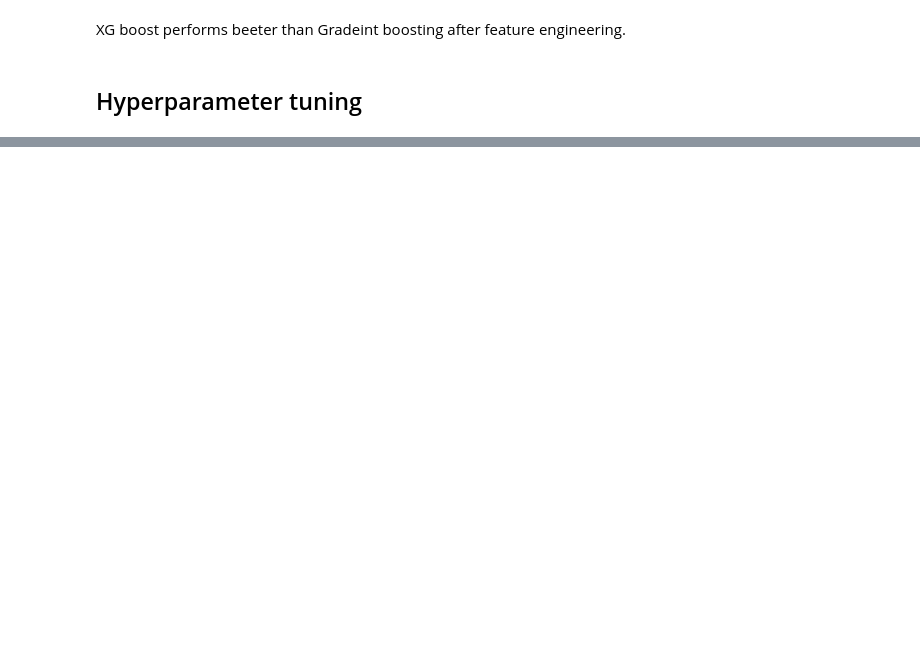
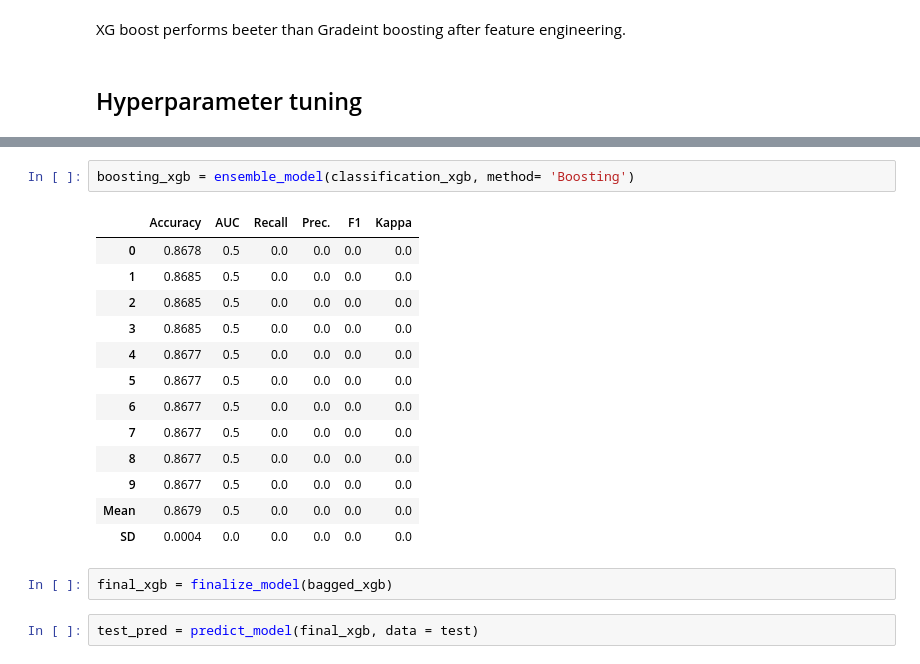
Before and after one commit to asheetsinvhal/dataAnalytics2020, a Jupyter notebook: HR Analytics/HRAx_Predict_Empl_Job_change.ipynb, the cells around one changed output, grey strips where cells are left out. Drawn from its saved outputs; the diff is of its cells as text; blank space fills up the shorter version.

Commit message:
Making predictions on test

```diff
--- a/HR Analytics/HRAx_Predict_Empl_Job_change.ipynb
+++ b/HR Analytics/HRAx_Predict_Empl_Job_change.ipynb
@@ -748,0 +781,20 @@ XG boost performs beeter than Gradeint boosting after feature engineering.
+# %%
+boosting_xgb = ensemble_model(classification_xgb, method= 'Boosting')
+# %% [output]
+|  | Accuracy | AUC | Recall | Prec. | F1 | Kappa |
+| 0 | 0.8678 | 0.5 | 0.0 | 0.0 | 0.0 | 0.0 |
+| 1 | 0.8685 | 0.5 | 0.0 | 0.0 | 0.0 | 0.0 |
+| 2 | 0.8685 | 0.5 | 0.0 | 0.0 | 0.0 | 0.0 |
+| 3 | 0.8685 | 0.5 | 0.0 | 0.0 | 0.0 | 0.0 |
+| 4 | 0.8677 | 0.5 | 0.0 | 0.0 | 0.0 | 0.0 |
+| 5 | 0.8677 | 0.5 | 0.0 | 0.0 | 0.0 | 0.0 |
+| 6 | 0.8677 | 0.5 | 0.0 | 0.0 | 0.0 | 0.0 |
+| 7 | 0.8677 | 0.5 | 0.0 | 0.0 | 0.0 | 0.0 |
+| 8 | 0.8677 | 0.5 | 0.0 | 0.0 | 0.0 | 0.0 |
+| 9 | 0.8677 | 0.5 | 0.0 | 0.0 | 0.0 | 0.0 |
+| Mean | 0.8679 | 0.5 | 0.0 | 0.0 | 0.0 | 0.0 |
+| SD | 0.0004 | 0.0 | 0.0 | 0.0 | 0.0 | 0.0 |
+# %%
+final_xgb = finalize_model(bagged_xgb)
+# %%
+test_pred = predict_model(final_xgb, data = test)
```
Also changed, not shown: parts of 10 cells of this notebook.
